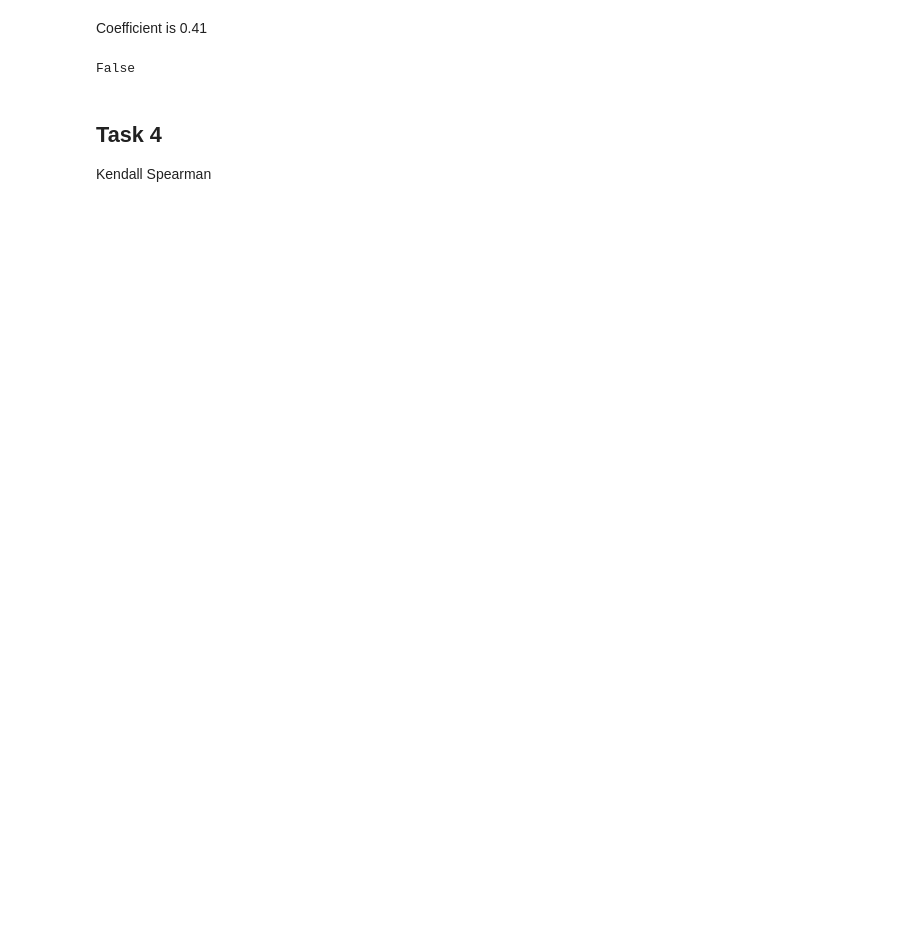
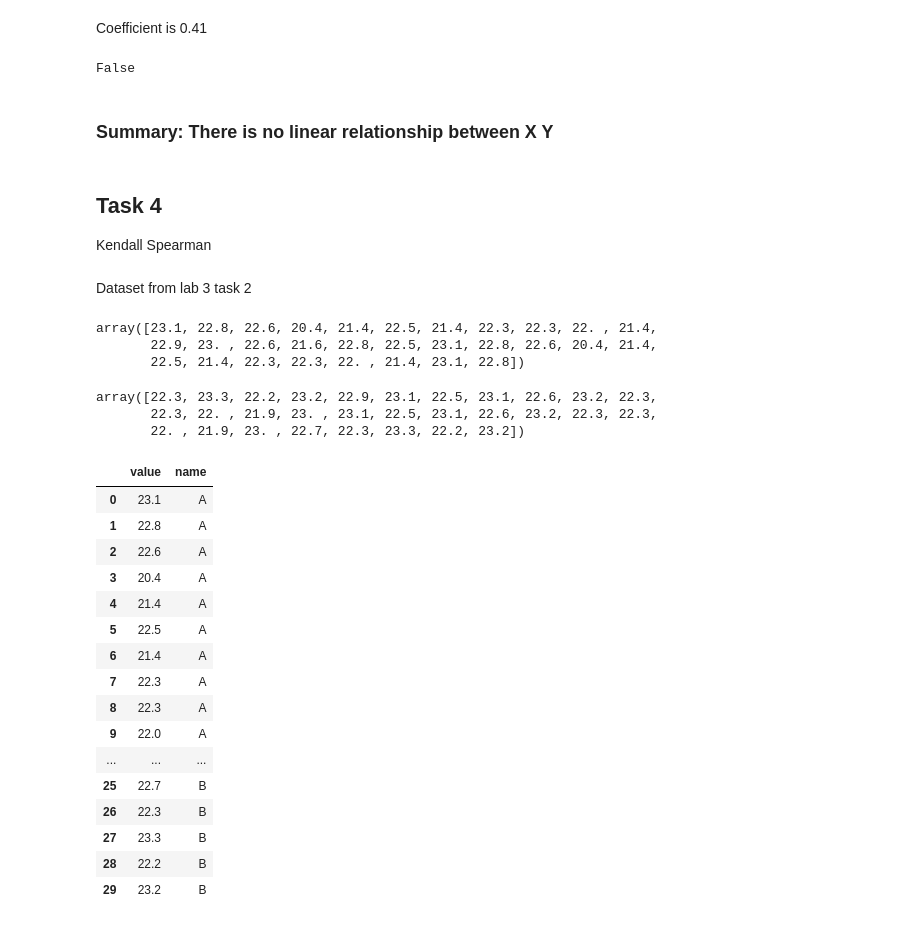
Before and after one commit to Hjklvfr/DataAnalysisMethods, a Jupyter notebook: analytics/notebooks/lab4.ipynb, the cells around one changed output. Drawn from its saved outputs; the diff is of its cells as text; code cells hidden in the pictures; blank space fills up the shorter version.

```diff
--- a/analytics/notebooks/lab4.ipynb
+++ b/analytics/notebooks/lab4.ipynb
@@ -274,8 +274,52 @@ Coefficient is 0.41
 res[1] < 0.05
 # %% [output]
 False
+# %% [markdown]
+### Summary: There is no linear relationship between X Y
 # %% [markdown]
 ## Task 4
 
 Kendall
 Spearman
+# %% [markdown]
+Dataset from lab 3 task 2
+# %%
+A = np.array([23.1, 22.8, 22.6, 20.4, 21.4, 22.5, 21.4, 22.3, 22.3, 22.0, 21.4, 22.9, 23.0, 22.6, 21.6,
+              22.8, 22.5, 23.1, 22.8, 22.6, 20.4, 21.4, 22.5, 21.4, 22.3, 22.3, 22.0, 21.4, 23.1, 22.8])
+A
+# %% [output]
+array([23.1, 22.8, 22.6, 20.4, 21.4, 22.5, 21.4, 22.3, 22.3, 22. , 21.4,
+       22.9, 23. , 22.6, 21.6, 22.8, 22.5, 23.1, 22.8, 22.6, 20.4, 21.4,
+       22.5, 21.4, 22.3, 22.3, 22. , 21.4, 23.1, 22.8])
+# %%
+B = np.array([22.3, 23.3, 22.2, 23.2, 22.9, 23.1, 22.5, 23.1, 22.6, 23.2, 22.3, 22.3, 22.0, 21.9, 23.0,
+              23.1, 22.5, 23.1, 22.6, 23.2, 22.3, 22.3, 22.0, 21.9, 23.0, 22.7, 22.3, 23.3, 22.2, 23.2])
+B
+# %% [output]
+array([22.3, 23.3, 22.2, 23.2, 22.9, 23.1, 22.5, 23.1, 22.6, 23.2, 22.3,
+       22.3, 22. , 21.9, 23. , 23.1, 22.5, 23.1, 22.6, 23.2, 22.3, 22.3,
+       22. , 21.9, 23. , 22.7, 22.3, 23.3, 22.2, 23.2])
+# %%
+df = pd.concat([
+    pd.DataFrame.from_dict({'value': A, 'name': 'A'}),
+    pd.DataFrame.from_dict({'value': B, 'name': 'B'})
+])
+df
+# %% [output]
+|  | value | name |
+| 0 | 23.1 | A |
+| 1 | 22.8 | A |
+| 2 | 22.6 | A |
+| 3 | 20.4 | A |
+| 4 | 21.4 | A |
+| 5 | 22.5 | A |
+| 6 | 21.4 | A |
+| 7 | 22.3 | A |
+| 8 | 22.3 | A |
+| 9 | 22.0 | A |
+| ... | ... | ... |
+| 25 | 22.7 | B |
+| 26 | 22.3 | B |
+| 27 | 23.3 | B |
+| 28 | 22.2 | B |
+| 29 | 23.2 | B |
```
Also changed, not shown: parts of 10 cells of this notebook, 2 other files.
